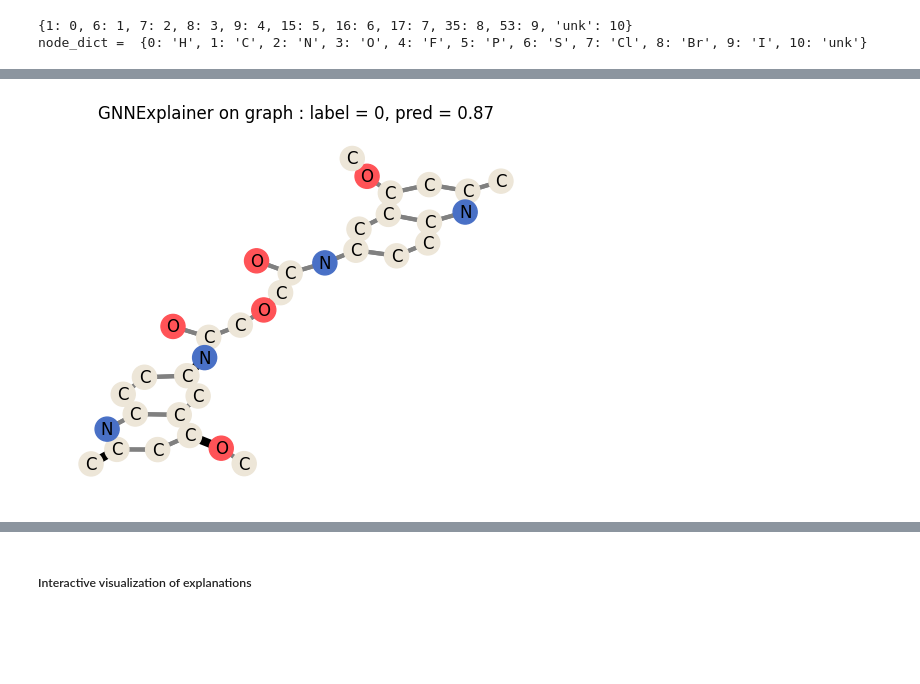
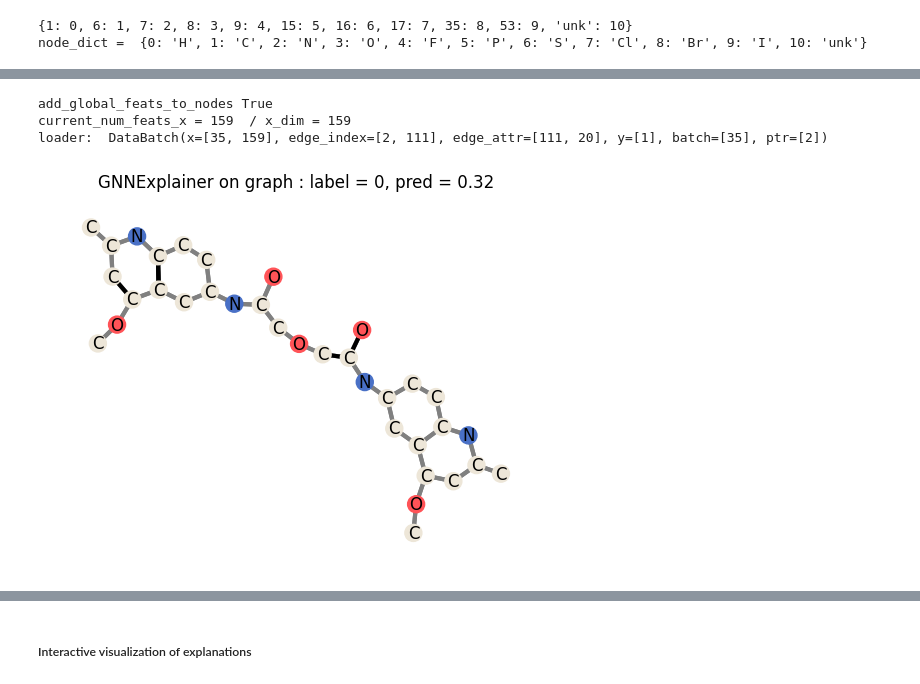
Before and after one commit to djoy4stem/qsar_w_gnns, a Jupyter notebook: notebooks/dd2/dd2_gnn_explanation.ipynb, the cells around one changed output, grey strips where cells are left out. Cells and saved outputs as stored; diff of their text form; code cells hidden in the pictures; blank space fills up the shorter version.

```diff
--- a/notebooks/dd2/dd2_gnn_explanation.ipynb
+++ b/notebooks/dd2/dd2_gnn_explanation.ipynb
@@ -115,3 +173,12 @@ There are some really good blogs describing how to implement explanation capabil
 
 1. <a href="https://medium.com/stanford-cs224w/why-should-i-trust-my-graph-neural-network-4d964052bd85">Why should I trust my Graph Neural Network?</a>
 2. <a href="https://github.com/pyg-team/pytorch_geometric/blob/master/examples/explain/gnn_explainer.py">PyTorch Geometric GNNExplainer example.</a>
+# %%
+smiles_and_labels = pickle.load(open(f'{DATASET_DIR}/dd2_splits_smiles_and_labels.pkl', 'rb'))
+# print(len(smiles_and_labels['test'][0]))
+
+test_molecules = [MolFromSmiles(x) for x in smiles_and_labels['test'][0]]
+test_labels    = ['DD2 active' if x==1 else 'DD2 inactive' for x in smiles_and_labels['test'][1]]
+# print(test_labels)
+
+Draw.MolsToGridImage([MolFromSmiles(x) for x in smiles_and_labels['test'][0][:6]], molsPerRow=6, subImgSize=(300, 200))
@@ -152,0 +231,32 @@ Draw.MolsToGridImage([MolFromSmiles(x) for x in smiles_and_labels['test'][0][:6]
+# %%
+
+gcn_xp_module = gnn_explainer.GNNExplainerModule(gnn_predictor=gcn_predictor, node_dict=node_dict
+                                                , num_epochs = 500, lr=0.05
+                                                , node_mask_type='attributes', edge_mask_type='object'
+                                                , explanation_type='model'
+                                                , model_config=dict( mode='binary_classification', task_level='graph', return_type='raw')
+                                                , node_colors=None, device= 'cpu'
+                                            )
+
+
+gat_xp_module = gnn_explainer.GNNExplainerModule(gnn_predictor=gat_predictor, node_dict=node_dict
+                                                , num_epochs = 500, lr=0.05
+                                                , node_mask_type='attributes', edge_mask_type='object'
+                                                , explanation_type='model'
+                                                , model_config=dict( mode='binary_classification'
+                                                , task_level='graph', return_type='raw')
+                                                , node_colors=None, device= 'cpu'
+                                            )
+
+gin_xp_module = gnn_explainer.GNNExplainerModule(gnn_predictor=gin_predictor, node_dict=node_dict
+                                                , num_epochs = 500, lr=0.05
+                                                , node_mask_type='attributes', edge_mask_type='object'
+                                                , explanation_type='model'
+                                                , model_config=dict( mode='binary_classification'
+                                                , task_level='graph', return_type='raw')
+                                                , node_colors=None, device= 'cpu'
+                                            )
+
+# print(gcn_xp_module)
+# print(gat_xp_module)
+# print(gin_xp_module)
@@ -153,4 +275,7 @@ Draw.MolsToGridImage([MolFromSmiles(x) for x in smiles_and_labels['test'][0][:6]
 # %%
-gnn_xp_module.visualize_explanation_for_graph(my_data=test_loader.dataset[0], threshold=0.5, device='cpu')
+gat_xp_module.visualize_explanation_for_graph(my_data=graphs_from_test_mols[0], threshold=0.5, device='cpu', node_size=150, edge_width=3)
 # %% [output]
+add_global_feats_to_nodes True
+current_num_feats_x = 159  / x_dim = 159
+loader:  DataBatch(x=[35, 159], edge_index=[2, 111], edge_attr=[111, 20], y=[1], batch=[35], ptr=[2])
-[figure, old version]
+[figure, new version]
```
Also changed, not shown: parts of 36 cells of this notebook, 12 other files.
